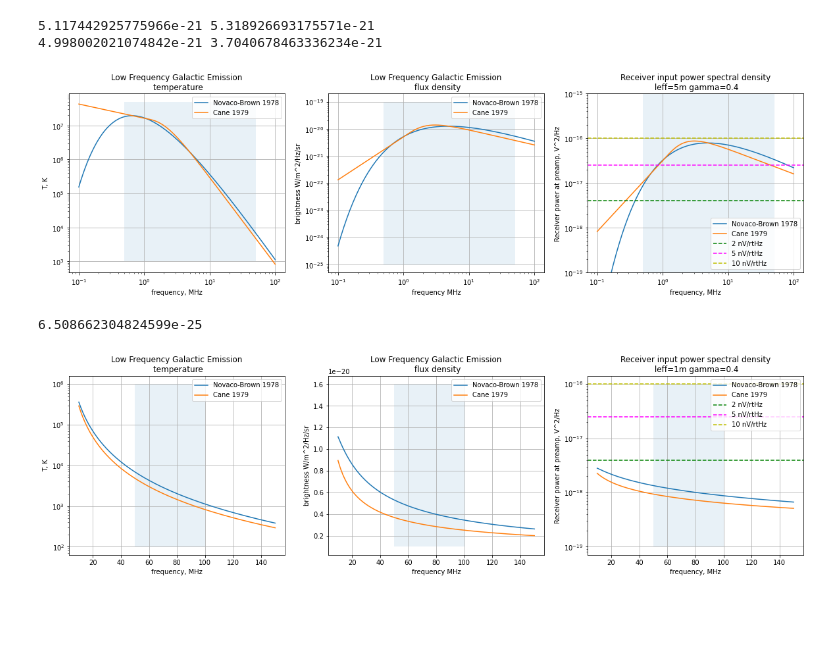
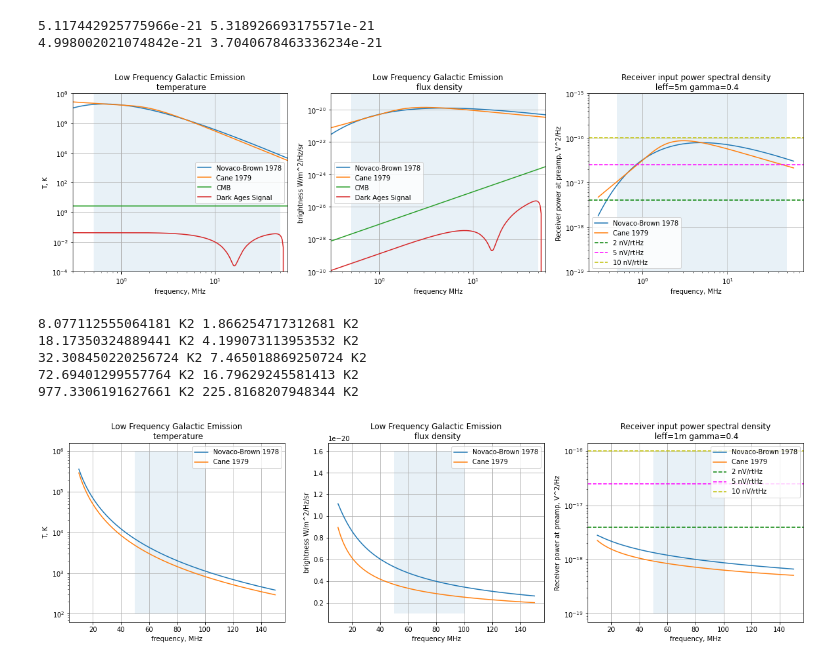
Before and after one commit to lusee-night/notebooks, a Jupyter notebook: antenna_design/Galactix_Flux_Zaslavsky_Eastwood.ipynb, the cells around one changed output. Cells and saved outputs as stored; diff of their text form; code cells hidden in the pictures; blank space fills up the shorter version.

```diff
--- a/antenna_design/Galactix_Flux_Zaslavsky_Eastwood.ipynb
+++ b/antenna_design/Galactix_Flux_Zaslavsky_Eastwood.ipynb
@@ -68,11 +30,17 @@ plt.figure(figsize=(20,5))
 
 # first subplot: galactic background spectra (Kelvin) for 2 models
 plt.subplot(1,3,1)
-f = np.logspace(-1,2,200)
+f = np.logspace(np.log10(0.3),np.log10(60),200)
 plt.plot(f,B2T(B_NB(f),f), label='Novaco-Brown 1978')
 plt.plot(f,B2T(B_C(f),f), label='Cane 1979')
-rect = mpatches.Rectangle((.5,1000),50, 50e6, fill='g', alpha=.1)
+DeltaT=0.041
+Tcmb = np.ones_like(f)*2.73-DeltaT
+plt.plot(f,Tcmb,label='CMB')
+plt.plot(f,T_DarkAges(f)+DeltaT,label='Dark Ages Signal')
+rect = mpatches.Rectangle((0.5,1e-4),50, 500e6, fill='g', alpha=.1)
 plt.gca().add_patch(rect)
+plt.xlim(f[0],f[-1])
+plt.ylim(1e-4,1e8)
 plt.xscale('log')
 plt.yscale('log')
 plt.grid()
@@ -85,39 +53,63 @@ _=plt.title("Low Frequency Galactic Emission\n temperature")
 plt.subplot(1,3,2)
 plt.loglog(f, B_NB(f), label='Novaco-Brown 1978')
 plt.loglog(f, B_C(f), label='Cane 1979')
-rect = mpatches.Rectangle((.5,1e-25),50, 1e-19, fill='g', alpha=.1)
+plt.plot(f,T2B(Tcmb,f),label='CMB')
+plt.plot(f,T2B(T_DarkAges(f)+DeltaT,f),label='Dark Ages Signal')
+plt.xlim(f[0],f[-1])
+rect = mpatches.Rectangle((.5,1e-30),50, 1e-19, fill='g', alpha=.1)
+plt.ylim(1e-30,1e-19)
 plt.gca().add_patch(rect)
 plt.grid()
 plt.legend()
 plt.xlabel('frequency MHz')
 plt.title("Low Frequency Galactic Emission\n flux density")
 _=plt.ylabel('brightness W/m^2/Hz/sr')
 
 # third subplot: spectrum of receiver power (V^2/Hz) assuming a dipole antenna with
 # leff effective length (m) coupling to high-impedance receiver with 40% efficiency (ala PSP RFS)
 # superimposed lines of receiver noise spectral density for 2, 5, 10 nV/rtHz
 plt.subplot(1,3,3)
 plt.plot(f, B2V(B_NB(f), f, 5, .4), label='Novaco-Brown 1978')
 plt.plot(f, B2V(B_C(f), f, 5, .4), label='Cane 1979')
+#plt.plot(f,B2V(T2B(Tcmb,f),f,5,.4),label='CMB')
+#plt.plot(f,B2V(T2B(lusee.monosky.T_DarkAges(f)+DeltaT,f),f,5,.4),label='Dark Ages Signal')
 rect = mpatches.Rectangle((.5,1e-20),50, 1e-15, fill='g', alpha=.1)
 plt.gca().add_patch(rect)
 plt.xscale('log')
 plt.yscale('log')
 plt.ylim(1e-19,1e-15)
 plt.grid()
 plt.xlabel('frequency, MHz')
 plt.ylabel('Receiver power at preamp, V^2/Hz')
 plt.axhline((2*1e-9)**2, c='g', ls='dashed', label='2 nV/rtHz')
 plt.axhline((5*1e-9)**2, c='magenta', ls='dashed', label='5 nV/rtHz')
 plt.axhline((10*1e-9)**2, c='y', ls='dashed', label='10 nV/rtHz')
 plt.title('Receiver input power spectral density\n leff=5m gamma=0.4')
 _=plt.legend()
+plt.savefig('zasfig.png',dpi=300)
 # %% [output]
-[figure, old version]
+[figure, new version]
-# %%
-B_NB(10e6)
-# %% [output]
-6.508662304824599e-25
+# %%
+def time_at_20(noise_level):
+    Tsky = 0.5*(B2T(B_C(20),20) + B2T(B_NB(20),20))
+    Tnoise = Tsky*noise_level
+    timeCMB = ((Tnoise+Tsky)/2.73)**2/1e6
+    minsCMB = timeCMB/(60)
+    timeDA = ((Tnoise+Tsky)/0.04)**2/1e6
+    cyclesDA = timeDA/(24*3600)/14
+    print (minsCMB,cyclesDA)
+
+time_at_20(0.0)
+time_at_20(0.5)
+time_at_20(1.0)
+time_at_20(2.0)
+time_at_20(10.0)
+# %% [output]
+8.077112555064181 K2 1.866254717312681 K2
+18.17350324889441 K2 4.199073113953532 K2
+32.308450220256724 K2 7.465018869250724 K2
+72.69401299557764 K2 16.79629245581413 K2
+977.3306191627661 K2 225.8168207948344 K2
 # %%
 # repeat for 50-100MHz observing with short dipole leff=1m
 plt.figure(figsize=(20,5))
```
Also changed, not shown: parts of 2 cells of this notebook, 1 other file.
